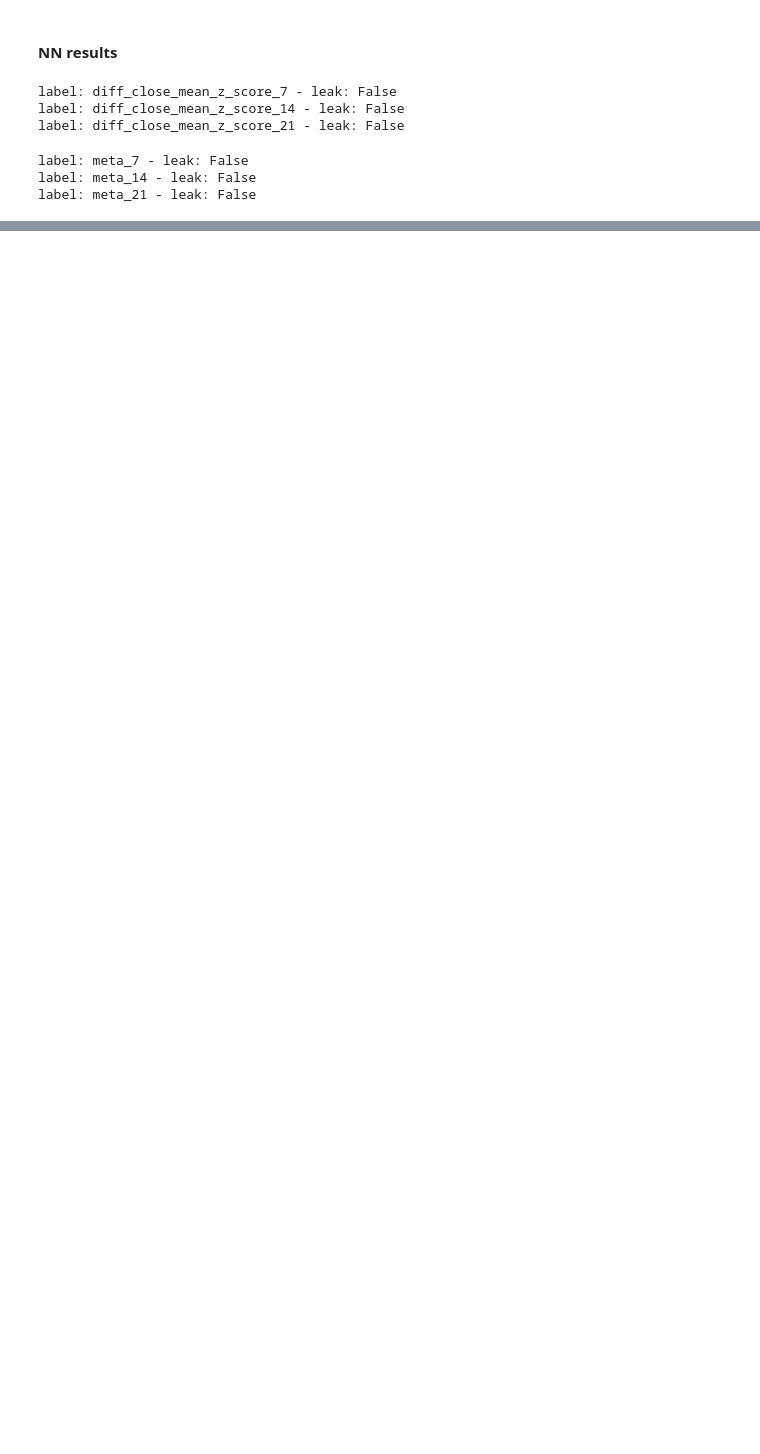
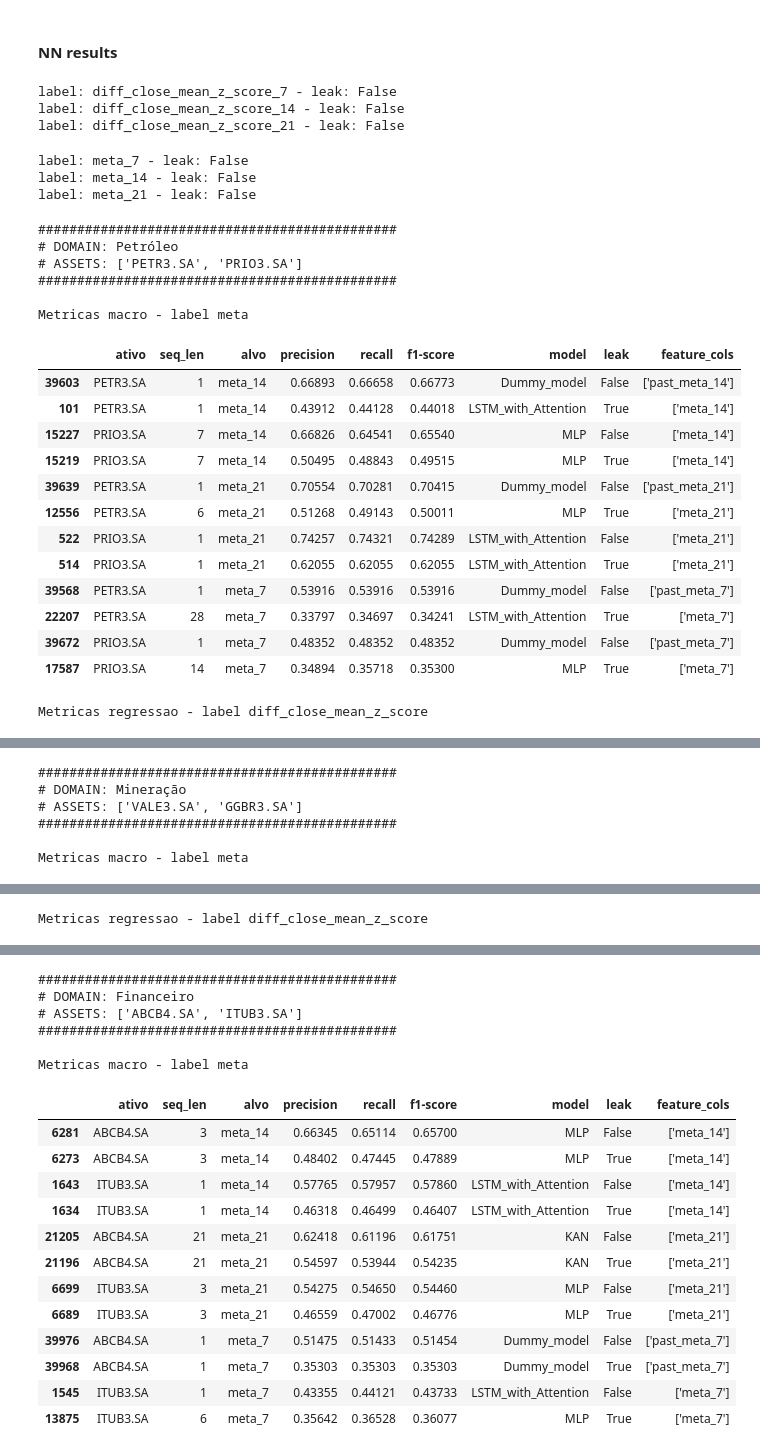
Before and after one commit to semcovici/Mean-Reversion-Prediction-with-Brazilian-Stocks-Market, a Jupyter notebook: notebooks/results_analysis.ipynb, the cells around one changed output, grey strips where cells are left out. Saved outputs shown, nothing was run; the diff lists cells and outputs as text; code cells hidden in the pictures; blank space fills up the shorter version.

```diff
--- a/notebooks/results_analysis.ipynb
+++ b/notebooks/results_analysis.ipynb
@@ -200,4 +204,5 @@ for label in macro_dummy.label_col.unique():
 # %%
+
 
 for assets, domain in assets_domain:
     print(f'''
@@ -211,10 +216,11 @@ for assets, domain in assets_domain:
 
     print('Metricas macro - label meta')
     metrics_clf = macro_dummy[macro_dummy.label_col.str.contains('meta') & macro_dummy.asset.isin(assets)].\
-    drop(['support', 'scaling_method', 'prediction_type', 'seq_len', 'class', 'model', 'feature_cols'], axis =1 ).\
-            rename({'asset': 'ativo', 'label_col': 'alvo'},axis=1)[['ativo','alvo','precision','recall', 'f1-score']]
+    drop(['support', 'scaling_method', 'prediction_type', 'seq_len', 'class', 'model'], axis =1 ).\
+            rename({'asset': 'ativo', 'label_col': 'alvo'},axis=1)
 
-    display(metrics_clf)
+
+    display(metrics_clf.sort_values(['alvo', 'leak', 'ativo']))
 
     print('Metricas regressao - label diff_close_mean_z_score')
 
@@ -285,24 +392,45 @@ label: meta_21 - leak: False
 # %%
 for assets, domain in assets_domain:
     print(f'''
 ##############################################
 # DOMAIN: {domain}
 # ASSETS: {assets}
 ##############################################
           ''')
 
     print('Metricas macro - label meta')
     metrics_clf = macro_clf[macro_clf.label_col.str.contains('meta') & macro_clf.asset.isin(assets)].\
     drop(['support', 'scaling_method', 'prediction_type', 'class'], axis =1 ).\
             rename({'asset': 'ativo', 'label_col': 'alvo'},axis=1)[['ativo','seq_len','alvo','precision','recall', 'f1-score', 'model', 'leak', 'feature_cols']]
 
-    display(metrics_clf.loc[metrics_clf.groupby(['alvo','ativo', 'leak', 'feature_cols'])['f1-score'].idxmax()])
+    display(metrics_clf.loc[metrics_clf.groupby(['alvo','ativo', 'leak'])['f1-score'].idxmax()])
 
     print('Metricas regressao - label diff_close_mean_z_score')
 
 
     metrics_reg = reg[reg.label_col.str.contains('diff_close_mean_z_score') & reg.asset.isin(assets)].\
         drop(['scaling_method', 'prediction_type', 'feature_cols'], axis = 1).\
             rename({'asset': 'ativo', 'label_col': 'alvo','f1-score':'valor'},axis=1)
 
     display(metrics_reg.loc[metrics_reg.groupby(['alvo','ativo', 'leak'])['R-squared (R2)'].idxmax()])
+# %% [output]
+##############################################
+# DOMAIN: Petróleo
+# ASSETS: ['PETR3.SA', 'PRIO3.SA']
+##############################################
+
+Metricas macro - label meta
+|  | ativo | seq_len | alvo | precision | recall | f1-score | model | leak | feature_cols |
+| 39603 | PETR3.SA | 1 | meta_14 | 0.66893 | 0.66658 | 0.66773 | Dummy_model | False | ['past_meta_14'] |
+| 101 | PETR3.SA | 1 | meta_14 | 0.43912 | 0.44128 | 0.44018 | LSTM_with_Attention | True | ['meta_14'] |
+| 15227 | PRIO3.SA | 7 | meta_14 | 0.66826 | 0.64541 | 0.65540 | MLP | False | ['meta_14'] |
+| 15219 | PRIO3.SA | 7 | meta_14 | 0.50495 | 0.48843 | 0.49515 | MLP | True | ['meta_14'] |
+| 39639 | PETR3.SA | 1 | meta_21 | 0.70554 | 0.70281 | 0.70415 | Dummy_model | False | ['past_meta_21'] |
+| 12556 | PETR3.SA | 6 | meta_21 | 0.51268 | 0.49143 | 0.50011 | MLP | True | ['meta_21'] |
+| 522 | PRIO3.SA | 1 | meta_21 | 0.74257 | 0.74321 | 0.74289 | LSTM_with_Attention | False | ['meta_21'] |
+| 514 | PRIO3.SA | 1 | meta_21 | 0.62055 | 0.62055 | 0.62055 | LSTM_with_Attention | True | ['meta_21'] |
+| 39568 | PETR3.SA | 1 | meta_7 | 0.53916 | 0.53916 | 0.53916 | Dummy_model | False | ['past_meta_7'] |
+| 22207 | PETR3.SA | 28 | meta_7 | 0.33797 | 0.34697 | 0.34241 | LSTM_with_Attention | True | ['meta_7'] |
+| 39672 | PRIO3.SA | 1 | meta_7 | 0.48352 | 0.48352 | 0.48352 | Dummy_model | False | ['past_meta_7'] |
+| 17587 | PRIO3.SA | 14 | meta_7 | 0.34894 | 0.35718 | 0.35300 | MLP | True | ['meta_7'] |
+Metricas regressao - label diff_close_mean_z_score
@@ -308,0 +450,6 @@ for assets, domain in assets_domain:
+##############################################
+# DOMAIN: Mineração
+# ASSETS: ['VALE3.SA', 'GGBR3.SA']
+##############################################
+
+Metricas macro - label meta
@@ -308,0 +469 @@ for assets, domain in assets_domain:
+Metricas regressao - label diff_close_mean_z_score
@@ -308,0 +483,19 @@ for assets, domain in assets_domain:
+##############################################
+# DOMAIN: Financeiro
+# ASSETS: ['ABCB4.SA', 'ITUB3.SA']
+##############################################
+
+Metricas macro - label meta
+|  | ativo | seq_len | alvo | precision | recall | f1-score | model | leak | feature_cols |
+| 6281 | ABCB4.SA | 3 | meta_14 | 0.66345 | 0.65114 | 0.65700 | MLP | False | ['meta_14'] |
+| 6273 | ABCB4.SA | 3 | meta_14 | 0.48402 | 0.47445 | 0.47889 | MLP | True | ['meta_14'] |
+| 1643 | ITUB3.SA | 1 | meta_14 | 0.57765 | 0.57957 | 0.57860 | LSTM_with_Attention | False | ['meta_14'] |
+| 1634 | ITUB3.SA | 1 | meta_14 | 0.46318 | 0.46499 | 0.46407 | LSTM_with_Attention | True | ['meta_14'] |
+| 21205 | ABCB4.SA | 21 | meta_21 | 0.62418 | 0.61196 | 0.61751 | KAN | False | ['meta_21'] |
+| 21196 | ABCB4.SA | 21 | meta_21 | 0.54597 | 0.53944 | 0.54235 | KAN | True | ['meta_21'] |
+| 6699 | ITUB3.SA | 3 | meta_21 | 0.54275 | 0.54650 | 0.54460 | MLP | False | ['meta_21'] |
+| 6689 | ITUB3.SA | 3 | meta_21 | 0.46559 | 0.47002 | 0.46776 | MLP | True | ['meta_21'] |
+| 39976 | ABCB4.SA | 1 | meta_7 | 0.51475 | 0.51433 | 0.51454 | Dummy_model | False | ['past_meta_7'] |
+| 39968 | ABCB4.SA | 1 | meta_7 | 0.35303 | 0.35303 | 0.35303 | Dummy_model | True | ['past_meta_7'] |
+| 1545 | ITUB3.SA | 1 | meta_7 | 0.43355 | 0.44121 | 0.43733 | LSTM_with_Attention | False | ['meta_7'] |
+| 13875 | ITUB3.SA | 6 | meta_7 | 0.35642 | 0.36528 | 0.36077 | MLP | True | ['meta_7'] |
```
Also changed, not shown: parts of 3 cells of this notebook.
